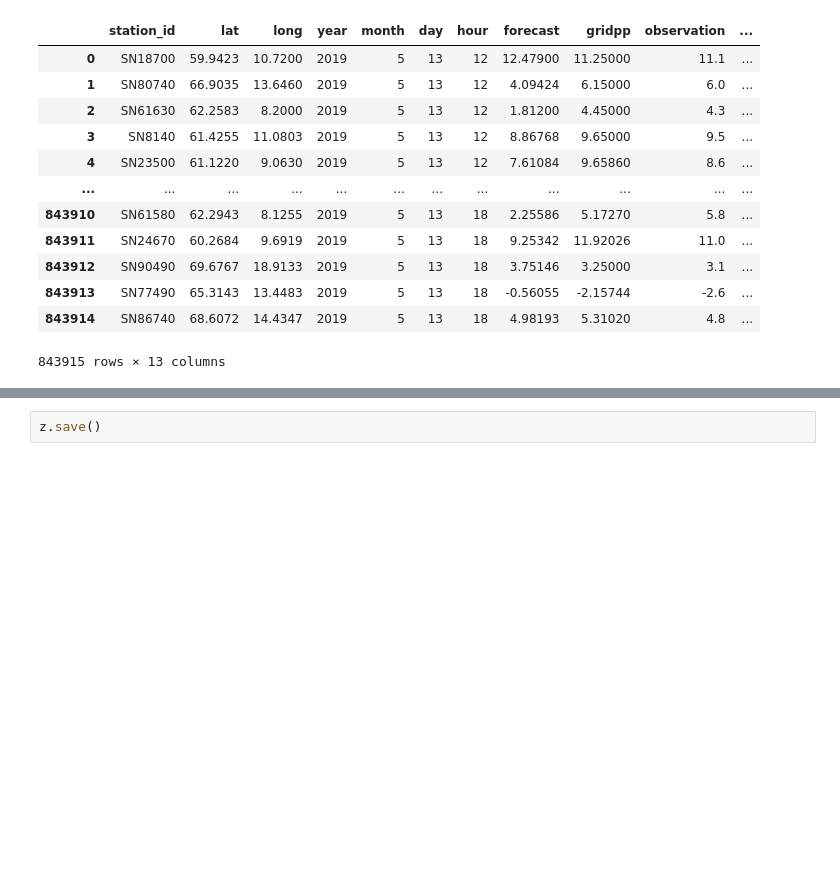
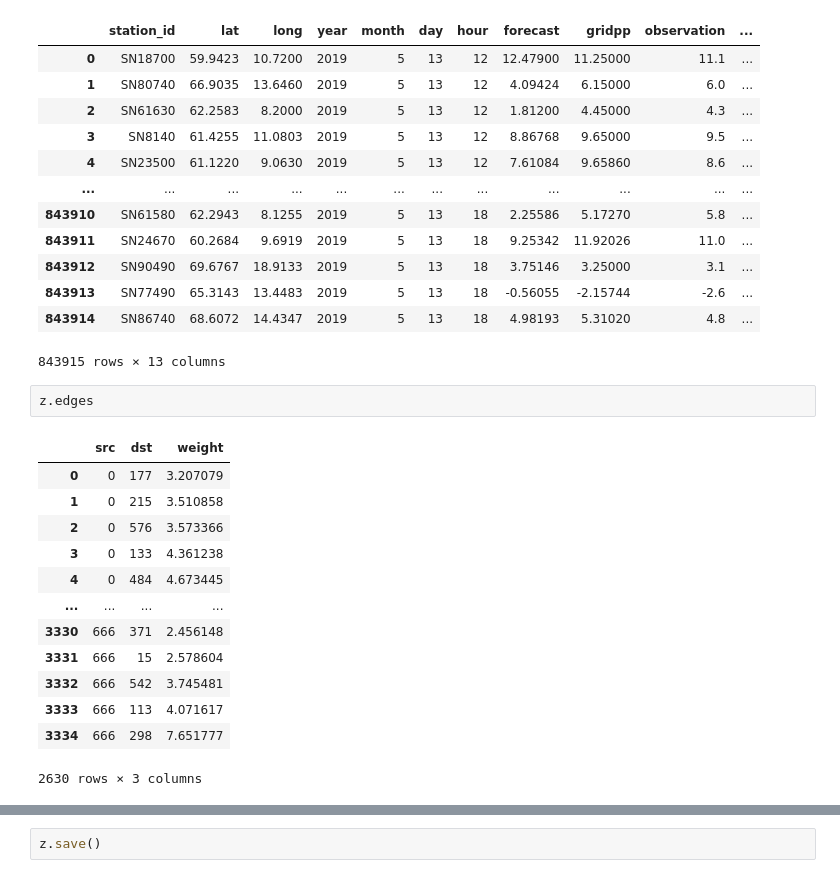
Before and after one commit to garaujo94/msc_postprocessing_weather, a Jupyter notebook: notebooks/creating new class.ipynb, the cells around one changed output, grey strips where cells are left out. Cells and saved outputs as stored; diff of their text form; blank space fills up the shorter version.

```diff
--- a/notebooks/creating new class.ipynb
+++ b/notebooks/creating new class.ipynb
@@ -194,3 +214,19 @@ z.dataframe
 | 843913 | SN77490 | 65.3143 | 13.4483 | 2019 | 5 | 13 | 18 | -0.56055 | -2.15744 | -2.6 | ... |
 | 843914 | SN86740 | 68.6072 | 14.4347 | 2019 | 5 | 13 | 18 | 4.98193 | 5.31020 | 4.8 | ... |
 843915 rows × 13 columns
+# %%
+z.edges
+# %% [output]
+|  | src | dst | weight |
+| 0 | 0 | 177 | 3.207079 |
+| 1 | 0 | 215 | 3.510858 |
+| 2 | 0 | 576 | 3.573366 |
+| 3 | 0 | 133 | 4.361238 |
+| 4 | 0 | 484 | 4.673445 |
+| ... | ... | ... | ... |
+| 3330 | 666 | 371 | 2.456148 |
+| 3331 | 666 | 15 | 2.578604 |
+| 3332 | 666 | 542 | 3.745481 |
+| 3333 | 666 | 113 | 4.071617 |
+| 3334 | 666 | 298 | 7.651777 |
+2630 rows × 3 columns
```
Also changed, not shown: parts of 5 cells of this notebook, 2 other files.
